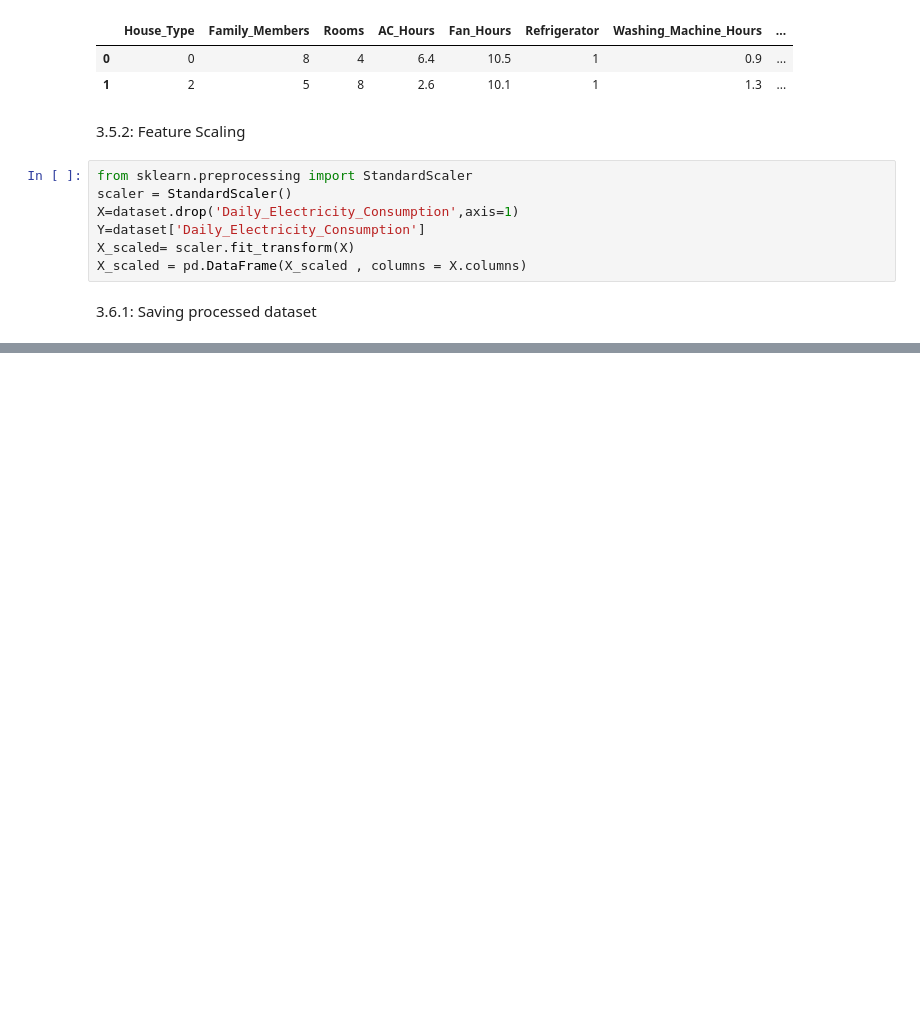
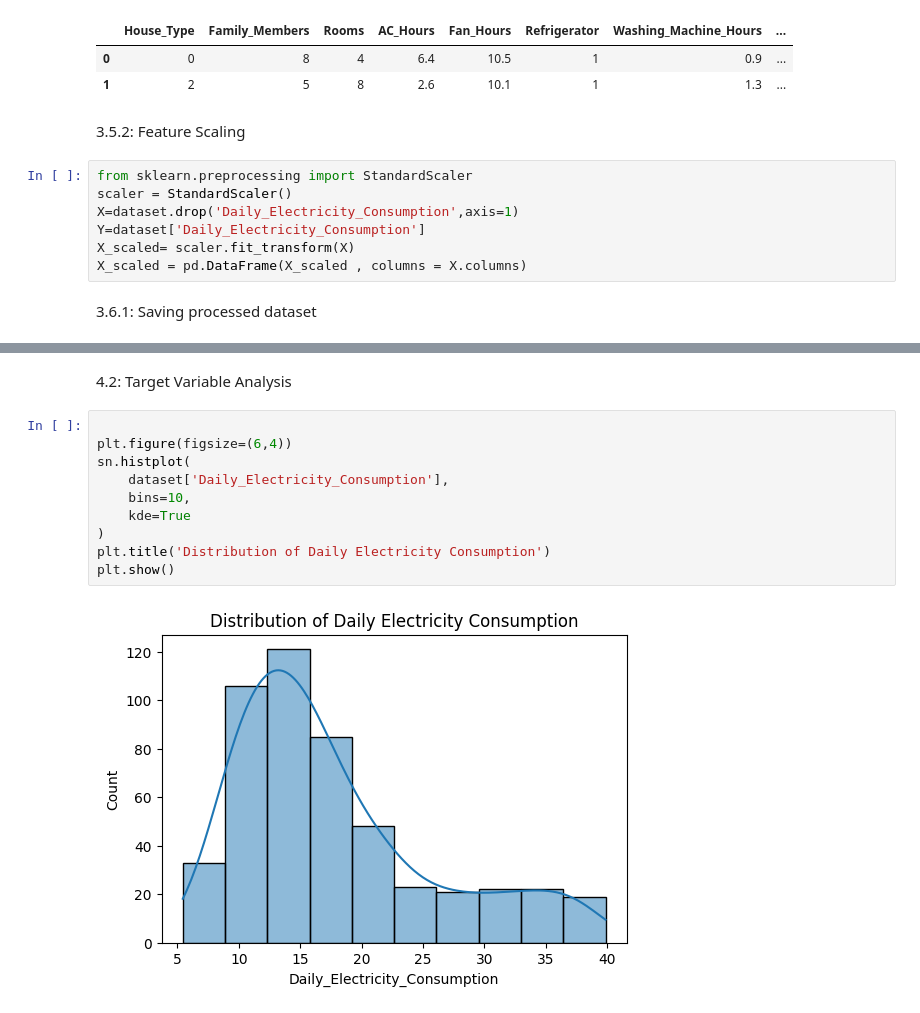
Before and after one commit to mudasir1144/Smart_electricity_consumption, a Jupyter notebook: Smart-Electricity-Consumption/notebooks/01_EDA.ipynb, the cells around one changed output, grey strips where cells are left out. Cells and saved outputs as stored; diff of their text form; blank space fills up the shorter version.

```diff
--- a/Smart-Electricity-Consumption/notebooks/01_EDA.ipynb
+++ b/Smart-Electricity-Consumption/notebooks/01_EDA.ipynb
@@ -277,0 +299,14 @@ OSError: Cannot save file into a non-existent directory: 'Smart-Electricity-Cons
+# %% [markdown]
+4.2: Target Variable Analysis
+# %%
+
+plt.figure(figsize=(6,4))
+sn.histplot(
+    dataset['Daily_Electricity_Consumption'],
+    bins=10,
+    kde=True
+)
+plt.title('Distribution of Daily Electricity Consumption')
+plt.show()
+# %% [output]
+[figure, added]
```
Also changed, not shown: parts of 27 cells of this notebook.
